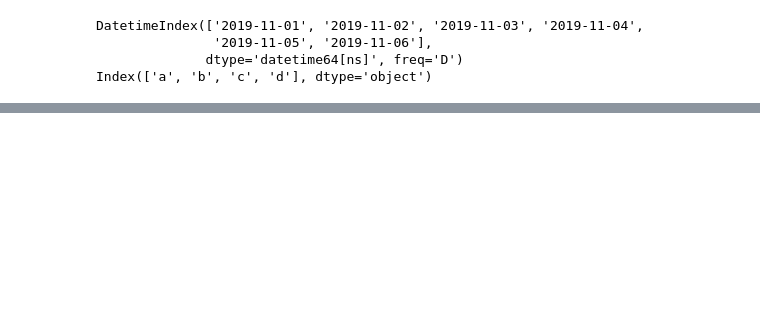
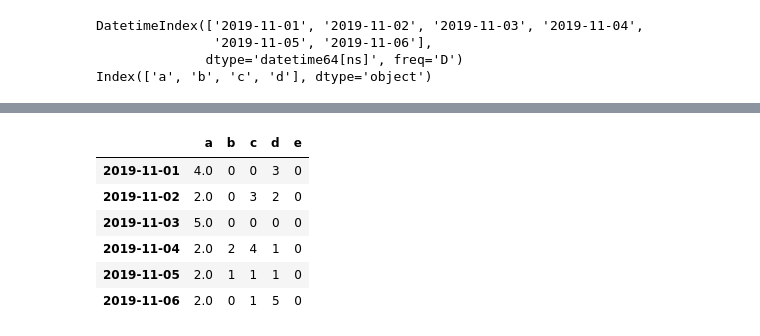
Before and after one commit to AasaiAlangaram/Pandas-Numpy-Matplotlib-Notes, a Jupyter notebook: Pandas_Basic.ipynb, the cells around one changed output, grey strips where cells are left out. Cells and saved outputs as stored; diff of their text form; code cells hidden in the pictures; blank space fills up the shorter version.

```diff
--- a/Pandas_Basic.ipynb
+++ b/Pandas_Basic.ipynb
@@ -194,0 +297,10 @@ data_frame.describe()
+# %%
+data_frame.fillna(value=2)
+# %% [output]
+|  | a | b | c | d | e |
+| 2019-11-01 | 4.0 | 0 | 0 | 3 | 0 |
+| 2019-11-02 | 2.0 | 0 | 3 | 2 | 0 |
+| 2019-11-03 | 5.0 | 0 | 0 | 0 | 0 |
+| 2019-11-04 | 2.0 | 2 | 4 | 1 | 0 |
+| 2019-11-05 | 2.0 | 1 | 1 | 1 | 0 |
+| 2019-11-06 | 2.0 | 0 | 1 | 5 | 0 |
```
Also changed, not shown: parts of 20 cells of this notebook.
